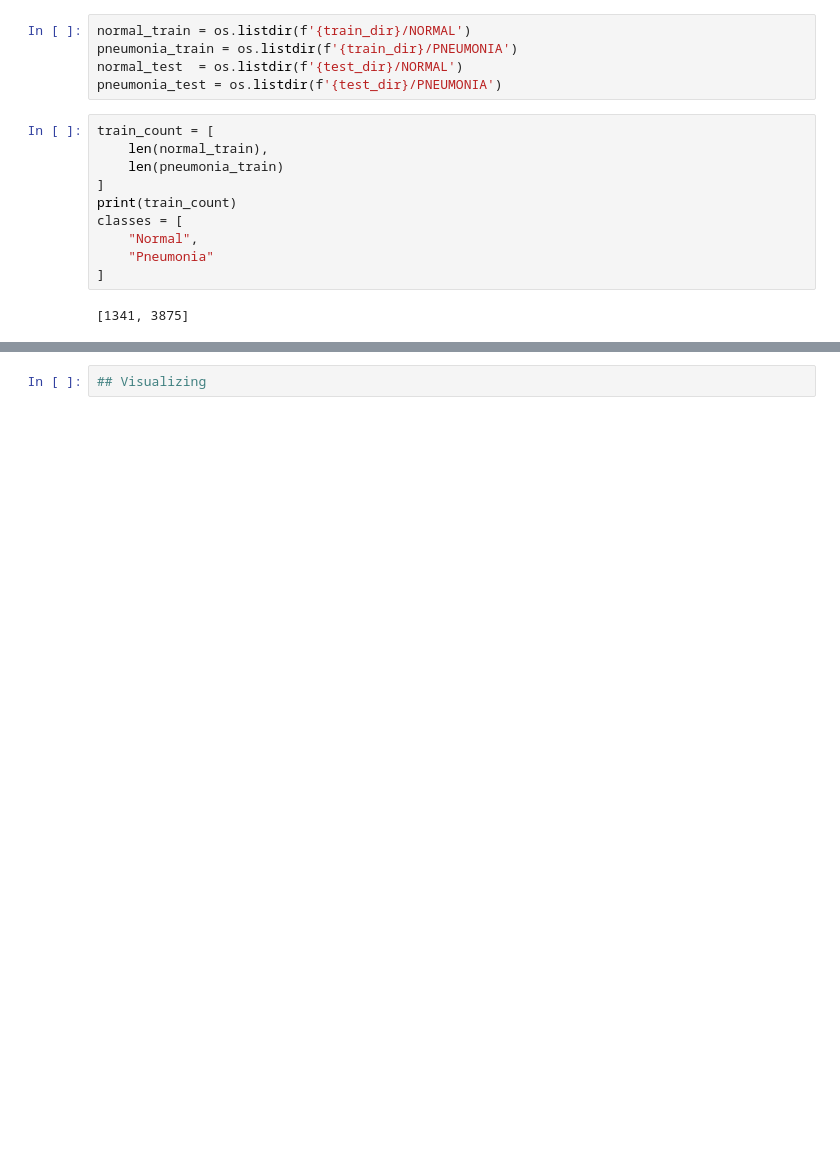
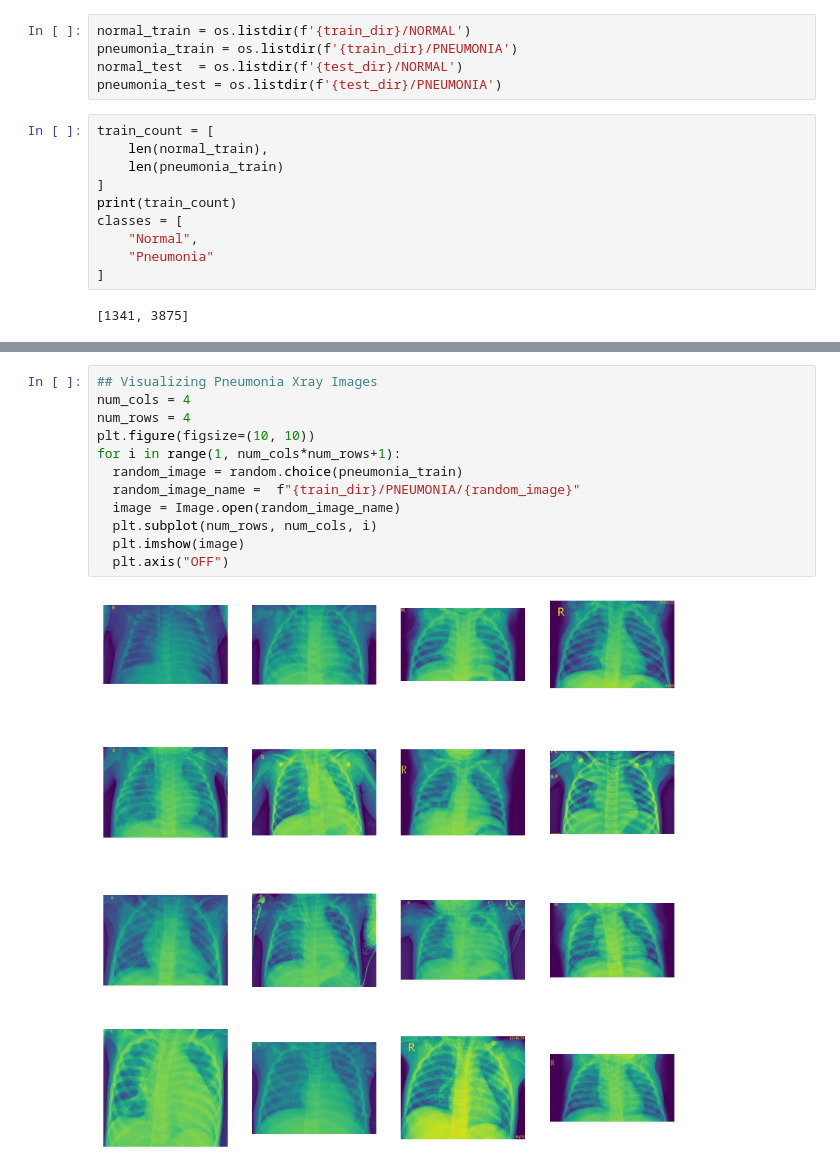
Before and after one commit to Ebenezeragyemang10/machine-learning-projects, a Jupyter notebook: chest-x-ray-classification-cnn/xrayclassifier.ipynb, the cells around one changed output, grey strips where cells are left out. Drawn from its saved outputs; the diff is of its cells as text; blank space fills up the shorter version.

```diff
--- a/chest-x-ray-classification-cnn/xrayclassifier.ipynb
+++ b/chest-x-ray-classification-cnn/xrayclassifier.ipynb
@@ -100,2 +105,14 @@ for i in range(1, nrows*ncols+1):
 # %%
-## Visualizing
+## Visualizing Pneumonia Xray Images
+num_cols = 4
+num_rows = 4
+plt.figure(figsize=(10, 10))
+for i in range(1, num_cols*num_rows+1):
+  random_image = random.choice(pneumonia_train)
+  random_image_name =  f"{train_dir}/PNEUMONIA/{random_image}"
+  image = Image.open(random_image_name)
+  plt.subplot(num_rows, num_cols, i)
+  plt.imshow(image)
+  plt.axis("OFF")
+# %% [output]
+[figure, added]
```
Also changed, not shown: parts of 9 cells of this notebook.
